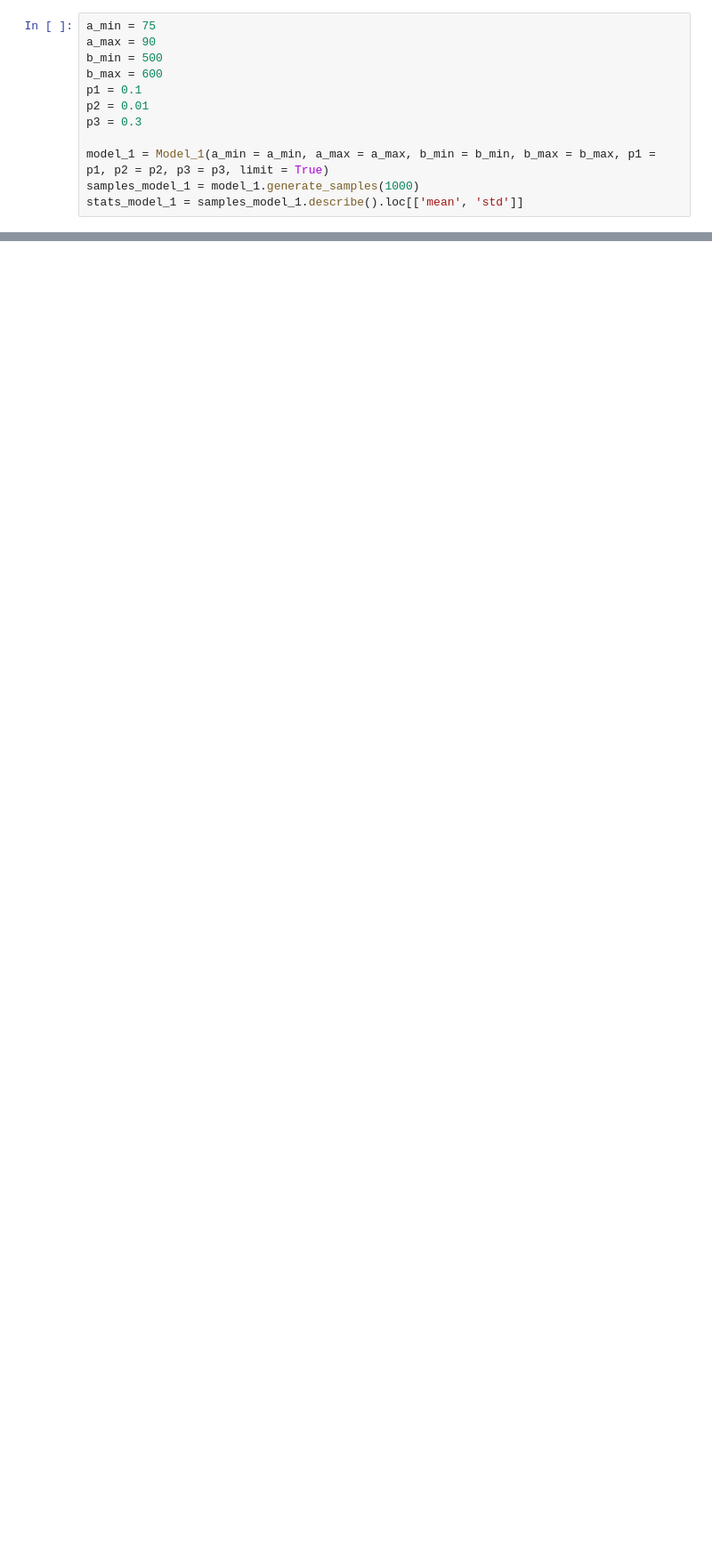
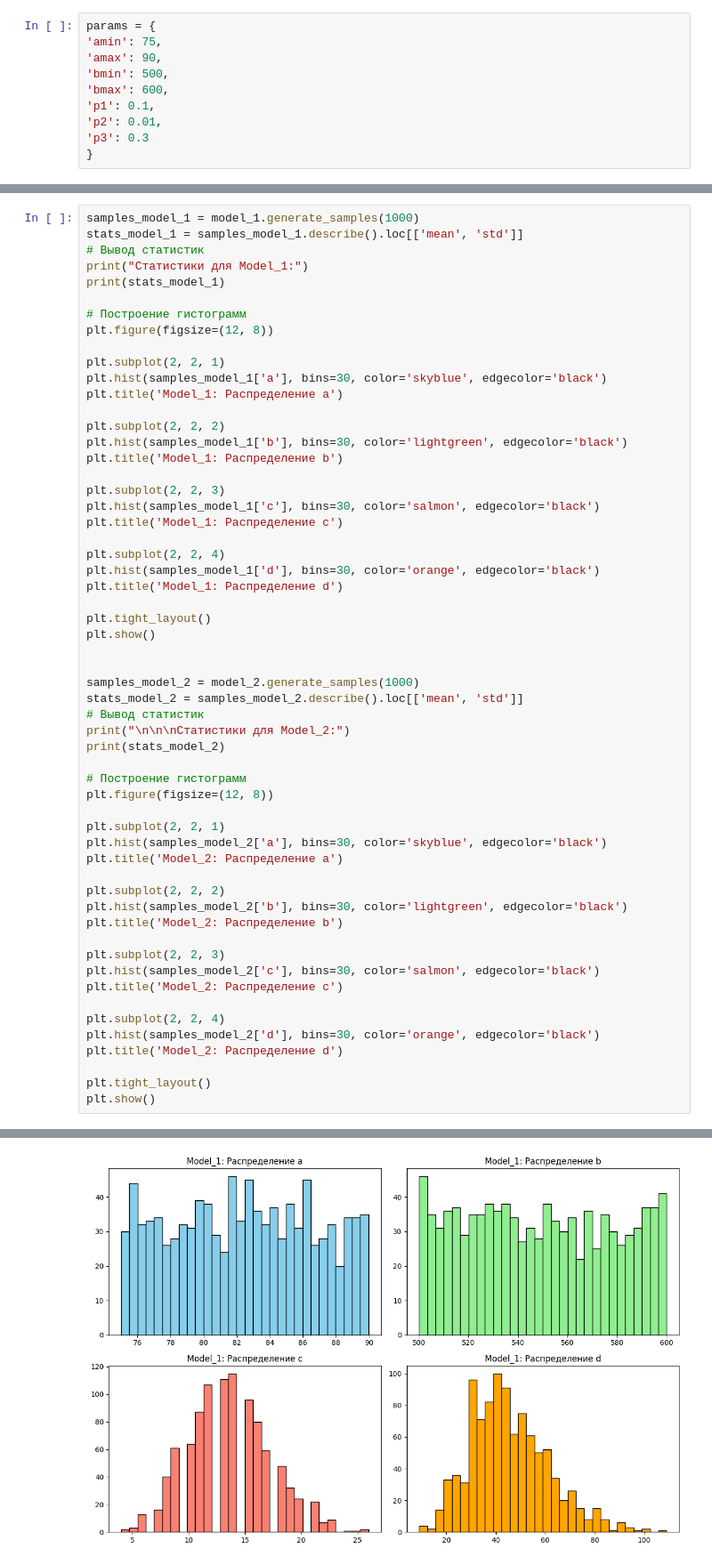
Before and after one commit to Normist300/VMZMO, a Jupyter notebook: P6.ipynb, the cells around one changed output, grey strips where cells are left out. Shown at 89% size. Saved outputs shown, nothing was run; the diff lists cells and outputs as text; blank space fills up the shorter version.

```diff
--- a/P6.ipynb
+++ b/P6.ipynb
@@ -68,12 +62,10 @@ class Model_2(Model_1):
 # %%
-a_min = 75
-a_max = 90
-b_min = 500
-b_max = 600
-p1 = 0.1
-p2 = 0.01
-p3 = 0.3
-
-model_1 = Model_1(a_min = a_min, a_max = a_max, b_min = b_min, b_max = b_max, p1 = p1, p2 = p2, p3 = p3, limit = True)
-samples_model_1 = model_1.generate_samples(1000)
-stats_model_1 = samples_model_1.describe().loc[['mean', 'std']]
+params = {
+'amin': 75,
+'amax': 90,
+'bmin': 500,
+'bmax': 600,
+'p1': 0.1,
+'p2': 0.01,
+'p3': 0.3
+}
@@ -79,0 +94,58 @@ stats_model_1 = samples_model_1.describe().loc[['mean', 'std']]
+# %%
+samples_model_1 = model_1.generate_samples(1000)
+stats_model_1 = samples_model_1.describe().loc[['mean', 'std']]
+# Вывод статистик
+print("Статистики для Model_1:")
+print(stats_model_1)
+
+# Построение гистограмм
+plt.figure(figsize=(12, 8))
+
+plt.subplot(2, 2, 1)
+plt.hist(samples_model_1['a'], bins=30, color='skyblue', edgecolor='black')
+plt.title('Model_1: Распределение a')
+
+plt.subplot(2, 2, 2)
+plt.hist(samples_model_1['b'], bins=30, color='lightgreen', edgecolor='black')
+plt.title('Model_1: Распределение b')
+
+plt.subplot(2, 2, 3)
+plt.hist(samples_model_1['c'], bins=30, color='salmon', edgecolor='black')
+plt.title('Model_1: Распределение c')
+
+plt.subplot(2, 2, 4)
+plt.hist(samples_model_1['d'], bins=30, color='orange', edgecolor='black')
+plt.title('Model_1: Распределение d')
+
+plt.tight_layout()
+plt.show()
+
+
+samples_model_2 = model_2.generate_samples(1000)
+stats_model_2 = samples_model_2.describe().loc[['mean', 'std']]
+# Вывод статистик
+print("\n\n\nСтатистики для Model_2:")
+print(stats_model_2)
+
+# Построение гистограмм
+plt.figure(figsize=(12, 8))
+
+plt.subplot(2, 2, 1)
+plt.hist(samples_model_2['a'], bins=30, color='skyblue', edgecolor='black')
+plt.title('Model_2: Распределение a')
+
+plt.subplot(2, 2, 2)
+plt.hist(samples_model_2['b'], bins=30, color='lightgreen', edgecolor='black')
+plt.title('Model_2: Распределение b')
+
+plt.subplot(2, 2, 3)
+plt.hist(samples_model_2['c'], bins=30, color='salmon', edgecolor='black')
+plt.title('Model_2: Распределение c')
+
+plt.subplot(2, 2, 4)
+plt.hist(samples_model_2['d'], bins=30, color='orange', edgecolor='black')
+plt.title('Model_2: Распределение d')
+
+plt.tight_layout()
+plt.show()
+# %% [output]
@@ -79,0 +156 @@ stats_model_1 = samples_model_1.describe().loc[['mean', 'std']]
+[figure, added]
```
Also changed, not shown: parts of 5 cells of this notebook, 1 other file.
